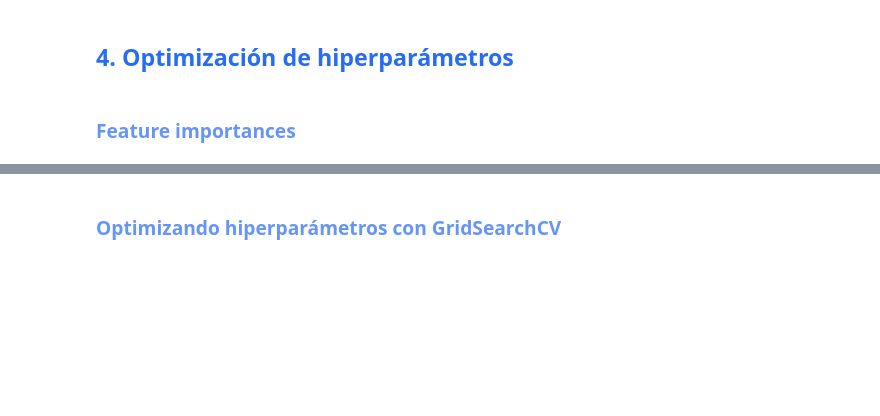
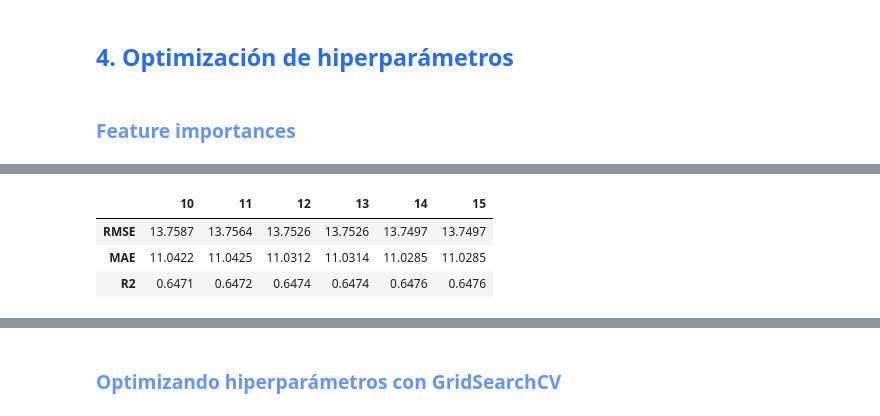
Before and after one commit to DanielRaiicHu/optimizacion_aeroportuaria, a Jupyter notebook: optimizacion_aeroportuaria.ipynb, the cells around one changed output, grey strips where cells are left out. Cells and saved outputs as stored; diff of their text form; code cells hidden in the pictures; blank space fills up the shorter version.

```diff
--- a/optimizacion_aeroportuaria.ipynb
+++ b/optimizacion_aeroportuaria.ipynb
@@ -1424,0 +1553,30 @@ r2_mean = np.mean(cv_results['test_R2'])
+# %%
+# Volvemos a crear un DataFrame vacío para guardar resultados de otra prueba
+resultados = pd.DataFrame(index=['RMSE', 'MAE', 'R2'])
+
+# Definimos nuevamente el modelo base
+model_features = RandomForestRegressor(max_depth=5, random_state=42)
+
+# En este caso, la lista de iteraciones será el rango de 10 a 15 features
+# Esto nos permite afinar la búsqueda para ver cuál es el número óptimo de variables
+ct_features = range(10, 16) # rango de 10 a 15
+
+# Iteramos sobre cada cantidad de features de este rango
+for i in ct_features:
+    selected_features = feature_importances['Features'].values[:i] #toma todos los valores hasta i
+    X_train_sel = X_train[selected_features]
+    X_test_sel = X_test[selected_features]
+    model_features.fit(X_train_sel, y_train)
+    y_pred = model_features.predict(X_test_sel)
+    metricas = calcular_regresion(y_test, y_pred)
+    resultados[i] = list(metricas.values())
+
+# Mostramos la tabla con resultados de usar entre 10 y 15 features
+resultados
+
+# A partir de esta tabla, determinamos que el mejor resultado se obtiene con 13 features
+# %% [output]
+|  | 10 | 11 | 12 | 13 | 14 | 15 |
+| RMSE | 13.7587 | 13.7564 | 13.7526 | 13.7526 | 13.7497 | 13.7497 |
+| MAE | 11.0422 | 11.0425 | 11.0312 | 11.0314 | 11.0285 | 11.0285 |
+| R2 | 0.6471 | 0.6472 | 0.6474 | 0.6474 | 0.6476 | 0.6476 |
```
Also changed, not shown: parts of 22 cells of this notebook.
